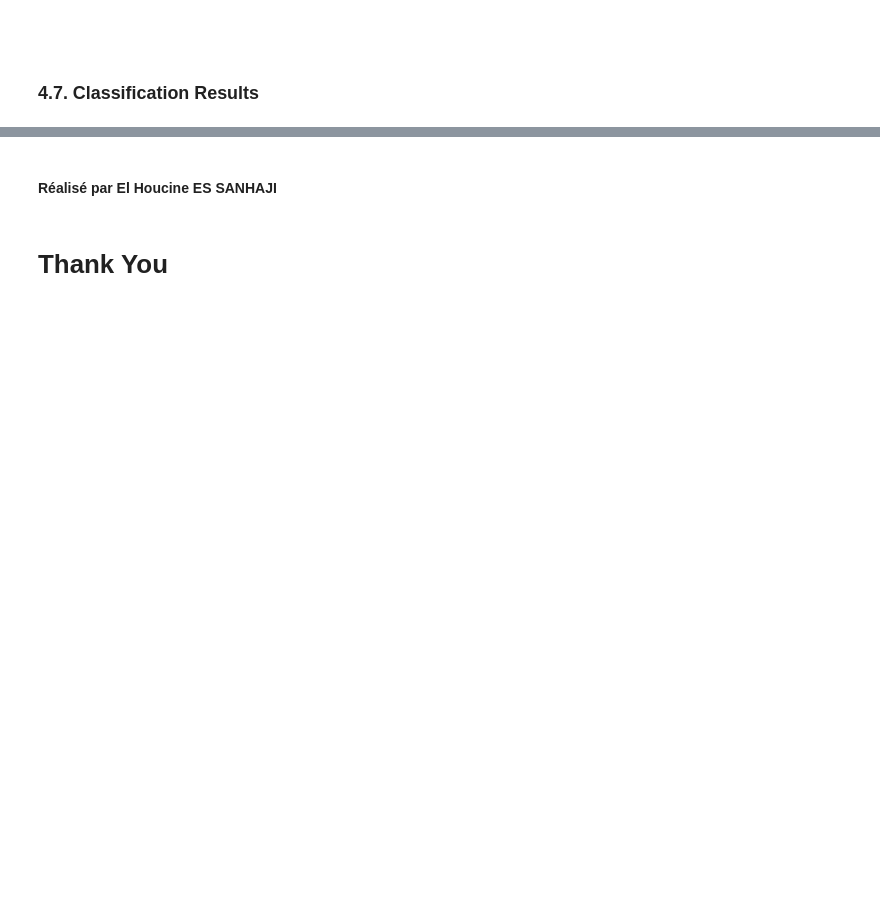
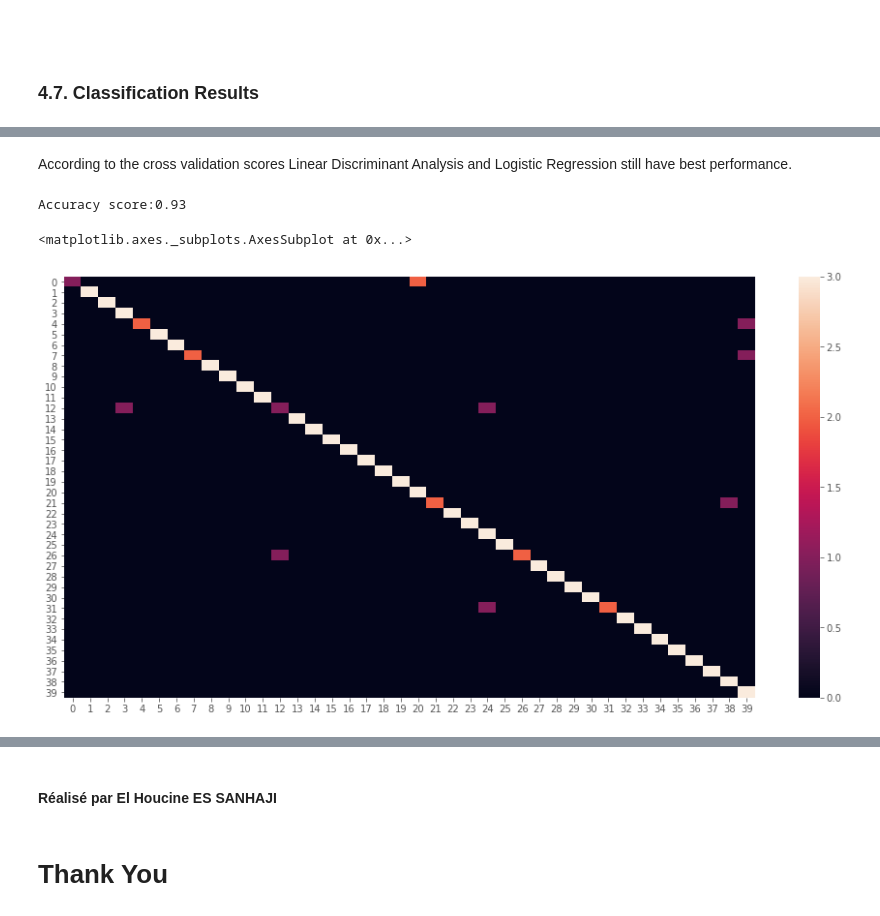
Before and after one commit to essanhaji/face_recognition_pca, a Jupyter notebook: main.ipynb, the cells around one changed output, grey strips where cells are left out. Drawn from its saved outputs; the diff is of its cells as text; code cells hidden in the pictures; blank space fills up the shorter version.

```diff
--- a/main.ipynb
+++ b/main.ipynb
@@ -415,0 +367,25 @@ plot_gallery("Mean Faces", faces_centered[:n_components])
+# %%
+from sklearn.discriminant_analysis import LinearDiscriminantAnalysis
+from sklearn.linear_model import LogisticRegression
+from sklearn.naive_bayes import GaussianNB
+from sklearn.neighbors import KNeighborsClassifier
+from sklearn.tree import DecisionTreeClassifier
+
+models=[]
+models.append(('Linear Discriminant Analysis', LinearDiscriminantAnalysis()))
+models.append(("Logistic Regression",LogisticRegression()))
+models.append(("GaussianNB",GaussianNB()))
+models.append(("KNeighbors Classifier",KNeighborsClassifier(n_neighbors=5)))
+models.append(("Decision Tree Classifier",DecisionTreeClassifier()))
+models.append(("SVM",SVC()))
+
+for name, model in models:
+
+    clf=model
+
+    clf.fit(X_train_pca, y_train)
+
+    y_pred=clf.predict(X_test_pca)
+    print(10*"=", "{} Result".format(name), 10*"=")
+    print("Accuracy score:{:0.2f}".format(metrics.accuracy_score(y_test, y_pred)))
+    print()
@@ -415,0 +448,17 @@ plot_gallery("Mean Faces", faces_centered[:n_components])
+# %% [markdown]
+According to the cross validation scores Linear Discriminant Analysis and Logistic Regression still have best performance.
+# %%
+lr=LinearDiscriminantAnalysis()
+lr.fit(X_train_pca, y_train)
+y_pred=lr.predict(X_test_pca)
+print("Accuracy score:{:.2f}".format(metrics.accuracy_score(y_test, y_pred)))
+# %% [output]
+Accuracy score:0.93
+# %%
+cm=metrics.confusion_matrix(y_test, y_pred)
+
+plt.subplots(1, figsize=(16,8))
+sns.heatmap(cm)
+# %% [output]
+<matplotlib.axes._subplots.AxesSubplot at 0x...>
+[figure, added]
```
Also changed, not shown: parts of 49 cells of this notebook, 1 other file.
